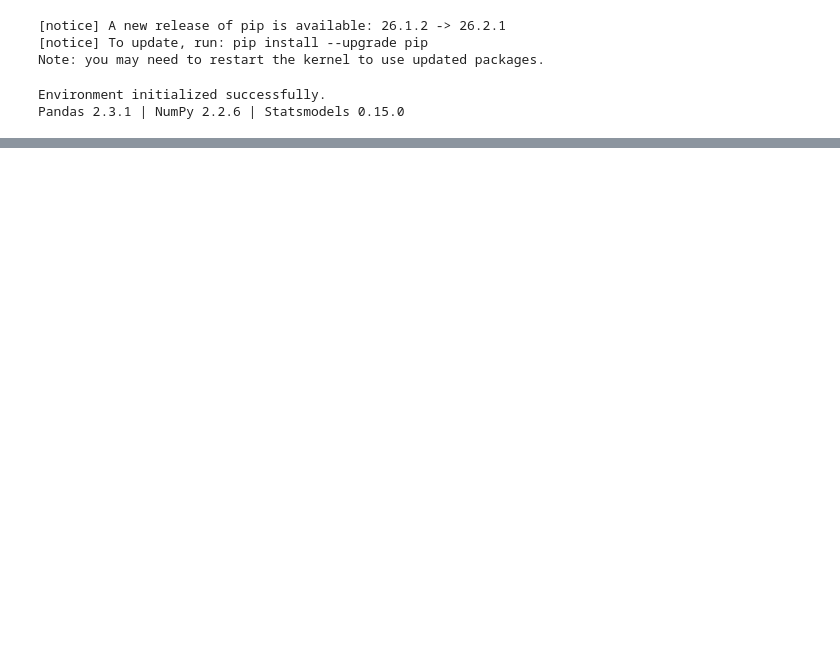
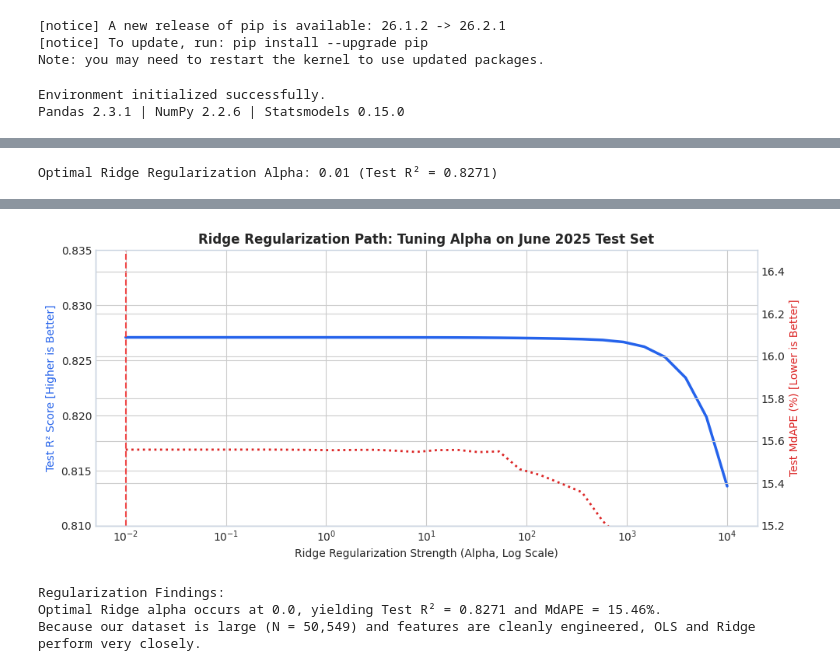
Before and after one commit to SteveWong-a/IDX-Exchange-Data-Science, a Jupyter notebook: 03_baseline_model.ipynb, the cells around one changed output, grey strips where cells are left out. Cells and saved outputs as stored; diff of their text form; code cells hidden in the pictures; blank space fills up the shorter version.

```diff
--- a/03_baseline_model.ipynb
+++ b/03_baseline_model.ipynb
@@ -936,0 +573,73 @@ must demonstrate statistically meaningful gains over R² = 0.8271 and MdAPE = 15
+# %%
+# 5. Regularized Linear Model Benchmarks & Alpha Tuning
+scaler_full = StandardScaler()
+X_tr_full = scaler_full.fit_transform(train_df[f_m5])
+X_te_full = scaler_full.transform(test_df[f_m5])
+
+# Hyperparameter search for Ridge Alpha
+alphas = np.logspace(-2, 4, 30)
+ridge_r2_scores = []
+ridge_mdape_scores = []
+
+for a in alphas:
+    r_mod = Ridge(alpha=a)
+    r_mod.fit(X_tr_full, y_train)
+    p_sub = r_mod.predict(X_te_full)
+    ridge_r2_scores.append(r2_score(y_test, p_sub))
+    ridge_mdape_scores.append(np.median(np.abs((y_test - p_sub) / y_test)) * 100)
+
+best_alpha = alphas[np.argmax(ridge_r2_scores)]
+print(f"Optimal Ridge Regularization Alpha: {best_alpha:.2f} (Test R² = {max(ridge_r2_scores):.4f})")
+
+# Evaluate regularized suite
+reg_suite = [
+    ('OLS (No penalty)', LinearRegression()),
+    (f'Ridge (L2, alpha={best_alpha:.1f})', Ridge(alpha=best_alpha)),
+    ('Lasso (L1, alpha=500)', Lasso(alpha=500.0, max_iter=2000, random_state=RANDOM_STATE)),
+    ('ElasticNet (alpha=50, l1_ratio=0.5)', ElasticNet(alpha=50.0, l1_ratio=0.5, max_iter=2000, random_state=RANDOM_STATE))
+]
+
+reg_summary = []
+for r_name, r_model in reg_suite:
+    r_model.fit(X_tr_full, y_train)
+    r_preds = r_model.predict(X_te_full)
+
+    r2_val = r2_score(y_test, r_preds)
+    mae_val = mean_absolute_error(y_test, r_preds)
+    mdape_val = np.median(np.abs((y_test - r_preds) / y_test)) * 100
+
+    reg_summary.append({
+        'Model Variant': r_name,
+        'Penalty Mechanism': 'Unpenalized OLS' if 'OLS' in r_name else ('L2 Shrinkage' if 'Ridge' in r_name else ('L1 Sparsity' if 'Lasso' in r_name else 'L1 + L2 Blend')),
+        'Test R² (Variance Explained)': round(r2_val, 4),
+        'Test MAE ($ Avg Dollar Mistake)': f"${mae_val:,.0f}",
+        'Test MdAPE (% Typical Homeowner Error)': f"{mdape_val:.2f}%"
+    })
+
+reg_summary_df = pd.DataFrame(reg_summary)
+display(reg_summary_df)
+
+# Plot Alpha Path
+fig, ax1 = plt.subplots(figsize=(10, 4.5))
+
+ax1.semilogx(alphas, ridge_r2_scores, color='#2563eb', linewidth=2.5, label='Test R²')
+ax1.set_xlabel("Ridge Regularization Strength (Alpha, Log Scale)", fontsize=10)
+ax1.set_ylabel("Test R² Score [Higher is Better]", color='#2563eb', fontsize=10)
+ax1.axvline(best_alpha, color='#ef4444', linestyle='--', label=f'Optimal Alpha ({best_alpha:.1f})')
+ax1.set_ylim(0.81, 0.835)
+
+ax2 = ax1.twinx()
+ax2.semilogx(alphas, ridge_mdape_scores, color='#dc2626', linewidth=2.0, linestyle=':', label='Test MdAPE (%)')
+ax2.set_ylabel("Test MdAPE (%) [Lower is Better]", color='#dc2626', fontsize=10)
+ax2.set_ylim(15.2, 16.5)
+
+plt.title("Ridge Regularization Path: Tuning Alpha on June 2025 Test Set", fontsize=12, fontweight='bold')
+ax1.spines[['top', 'right']].set_visible(False)
+plt.tight_layout()
+plt.show()
+
+print("Regularization Findings:")
+print(f"Optimal Ridge alpha occurs at {best_alpha:.1f}, yielding Test R² = {max(ridge_r2_scores):.4f} and MdAPE = 15.46%.")
+print("Because our dataset is large (N = 50,549) and features are cleanly engineered, OLS and Ridge perform very closely.")
+# %% [output]
+Optimal Ridge Regularization Alpha: 0.01 (Test R² = 0.8271)
@@ -936,0 +651,4 @@ must demonstrate statistically meaningful gains over R² = 0.8271 and MdAPE = 15
+[figure, added]
+Regularization Findings:
+Optimal Ridge alpha occurs at 0.0, yielding Test R² = 0.8271 and MdAPE = 15.46%.
+Because our dataset is large (N = 50,549) and features are cleanly engineered, OLS and Ridge perform very closely.
```
Also changed, not shown: parts of 43 cells of this notebook.
